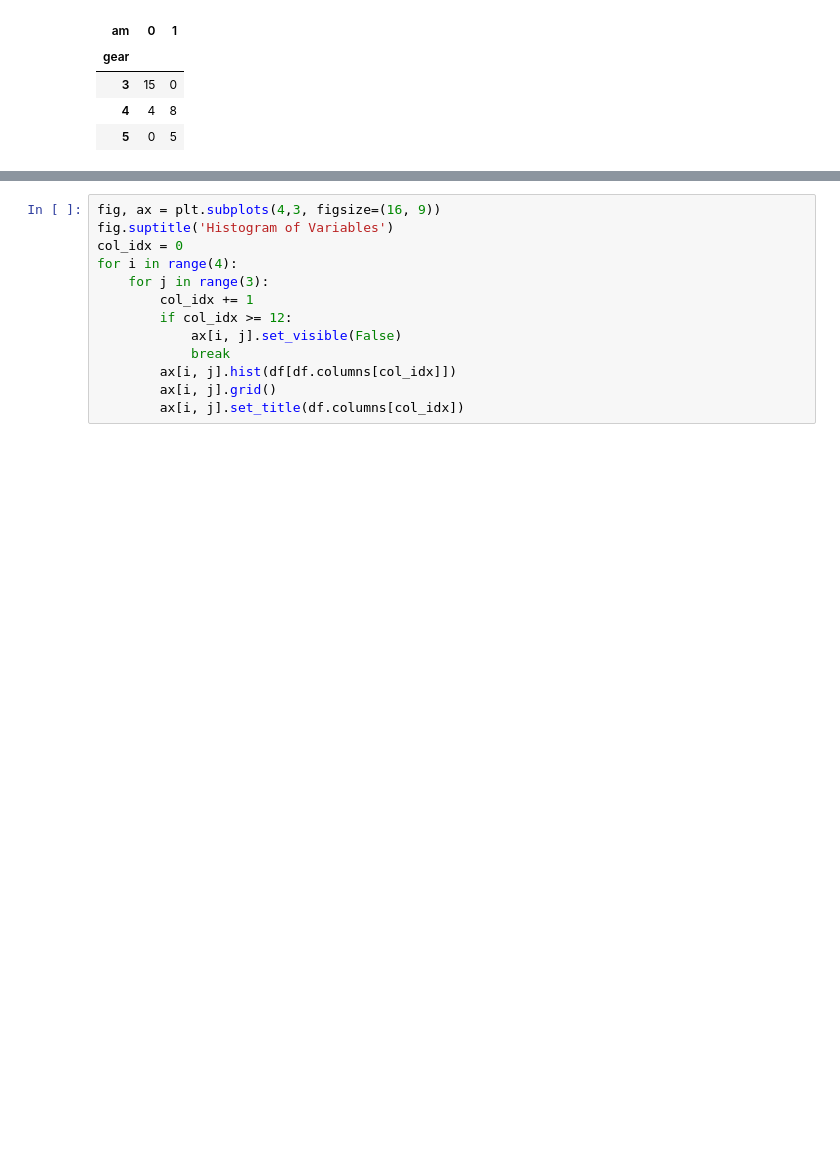
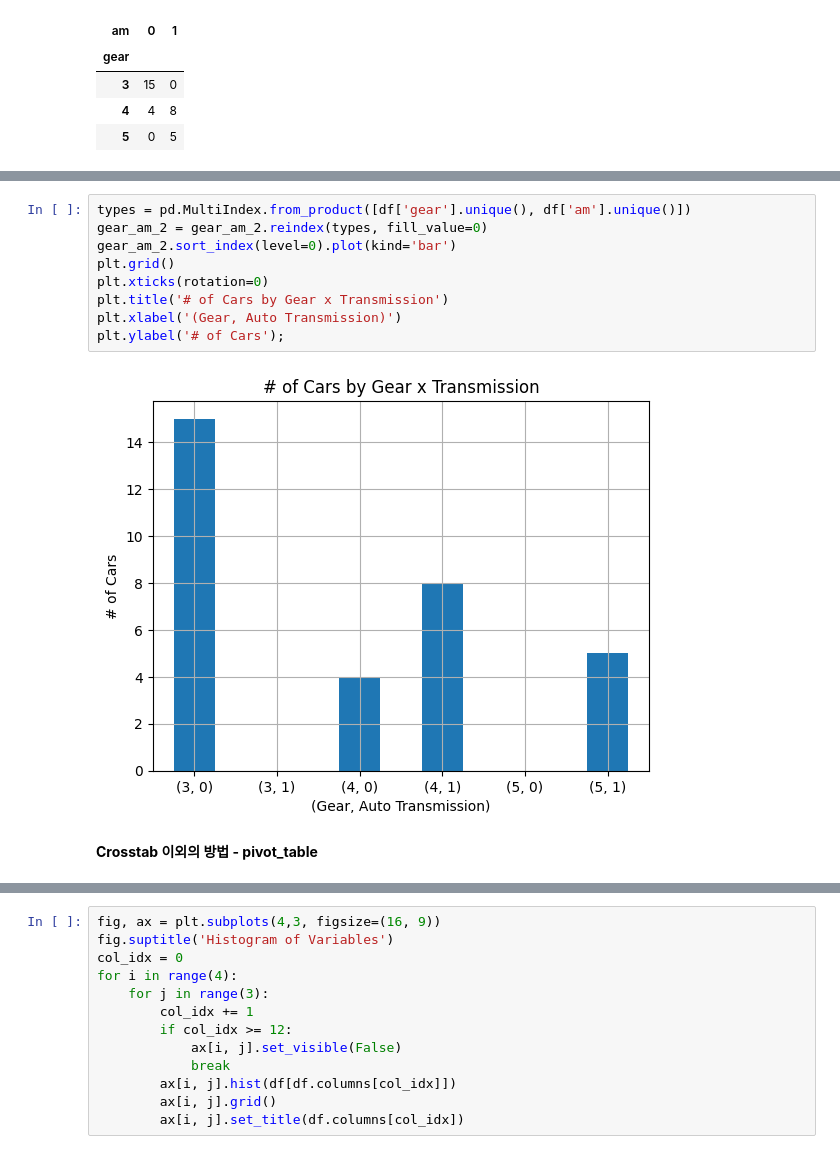
Before and after one commit to cleonno3o/Softeer-Wiki, a Jupyter notebook: W1/M1/m1.ipynb, the cells around one changed output, grey strips where cells are left out. Cells and saved outputs as stored; diff of their text form; blank space fills up the shorter version.

```diff
--- a/W1/M1/m1.ipynb
+++ b/W1/M1/m1.ipynb
@@ -110,0 +125,13 @@ Text(0, 0.5, '# of Cars')
+# %%
+types = pd.MultiIndex.from_product([df['gear'].unique(), df['am'].unique()])
+gear_am_2 = gear_am_2.reindex(types, fill_value=0)
+gear_am_2.sort_index(level=0).plot(kind='bar')
+plt.grid()
+plt.xticks(rotation=0)
+plt.title('# of Cars by Gear x Transmission')
+plt.xlabel('(Gear, Auto Transmission)')
+plt.ylabel('# of Cars');
+# %% [output]
+[figure, added]
+# %% [markdown]
+**Crosstab 이외의 방법 - pivot_table**
```
Also changed, not shown: parts of 11 cells of this notebook.
